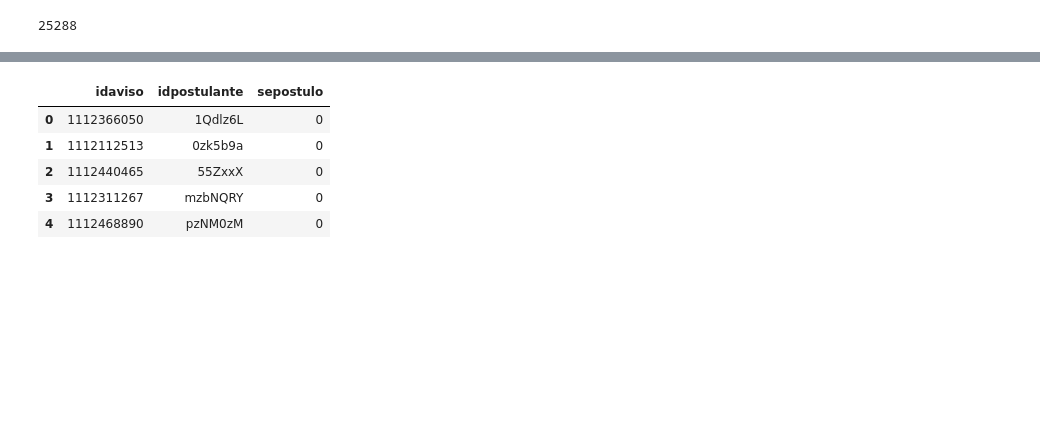
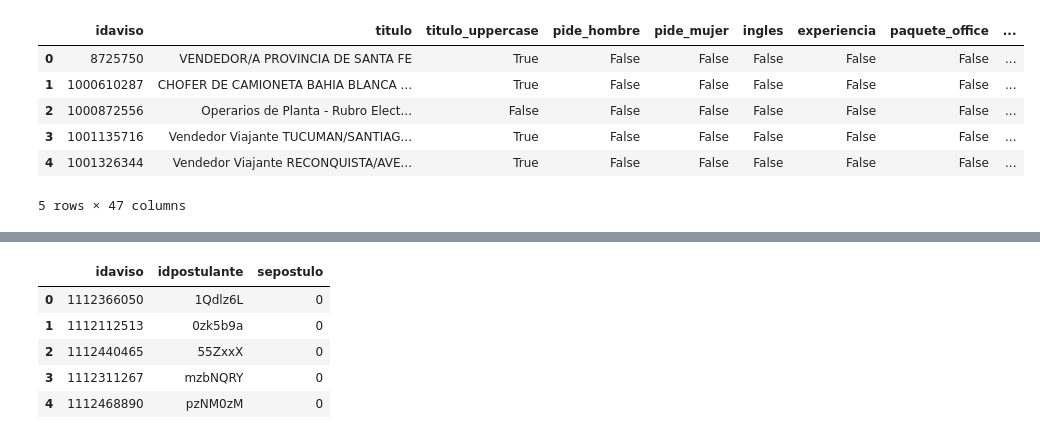
Before and after one commit to urielkelman/abracadata, a Jupyter notebook: TP2/Uriel - D. LIGTHBM con nuevos features.ipynb, the cells around one changed output, grey strips where cells are left out. Saved outputs shown, nothing was run; the diff lists cells and outputs as text; code cells hidden in the pictures; blank space fills up the shorter version.

```diff
--- a/TP2/Uriel - D. LIGTHBM con nuevos features.ipynb
+++ b/TP2/Uriel - D. LIGTHBM con nuevos features.ipynb
@@ -38,4 +17,18 @@ postulaciones.drop(['fechapostulacion','dia','mes','semana','diadelasemana','hor
-# %%
-len(avisos)
-# %% [output]
-25288
+# %%
+avisos = pd.read_csv("avisos_amp.csv")
+postulaciones = pd.read_csv("../../Data/fiuba_entrenamiento/gian/postulaciones.csv")
+postulantes = pd.read_csv("postulantes_amp.csv")
+
+postulaciones['sepostulo']=1
+postulaciones.drop(['fechapostulacion','dia','mes','semana','diadelasemana','hora'],axis=1,inplace=True)
+# %%
+avisos.drop(['denominacion_empresa','Unnamed: 0'], inplace=True, axis=1)
+avisos.head()
+# %% [output]
+|  | idaviso | titulo | titulo_uppercase | pide_hombre | pide_mujer | ingles | experiencia | paquete_office | ... |
+| 0 | 8725750 | VENDEDOR/A PROVINCIA DE SANTA FE | True | False | False | False | False | False | ... |
+| 1 | 1000610287 | CHOFER DE CAMIONETA BAHIA BLANCA ... | True | False | False | False | False | False | ... |
+| 2 | 1000872556 | Operarios de Planta - Rubro Elect... | False | False | False | False | False | False | ... |
+| 3 | 1001135716 | Vendedor Viajante TUCUMAN/SANTIAG... | True | False | False | False | False | False | ... |
+| 4 | 1001326344 | Vendedor Viajante RECONQUISTA/AVE... | True | False | False | False | False | False | ... |
+5 rows × 47 columns
```
Also changed, not shown: parts of 13 cells of this notebook, 3 other files.
